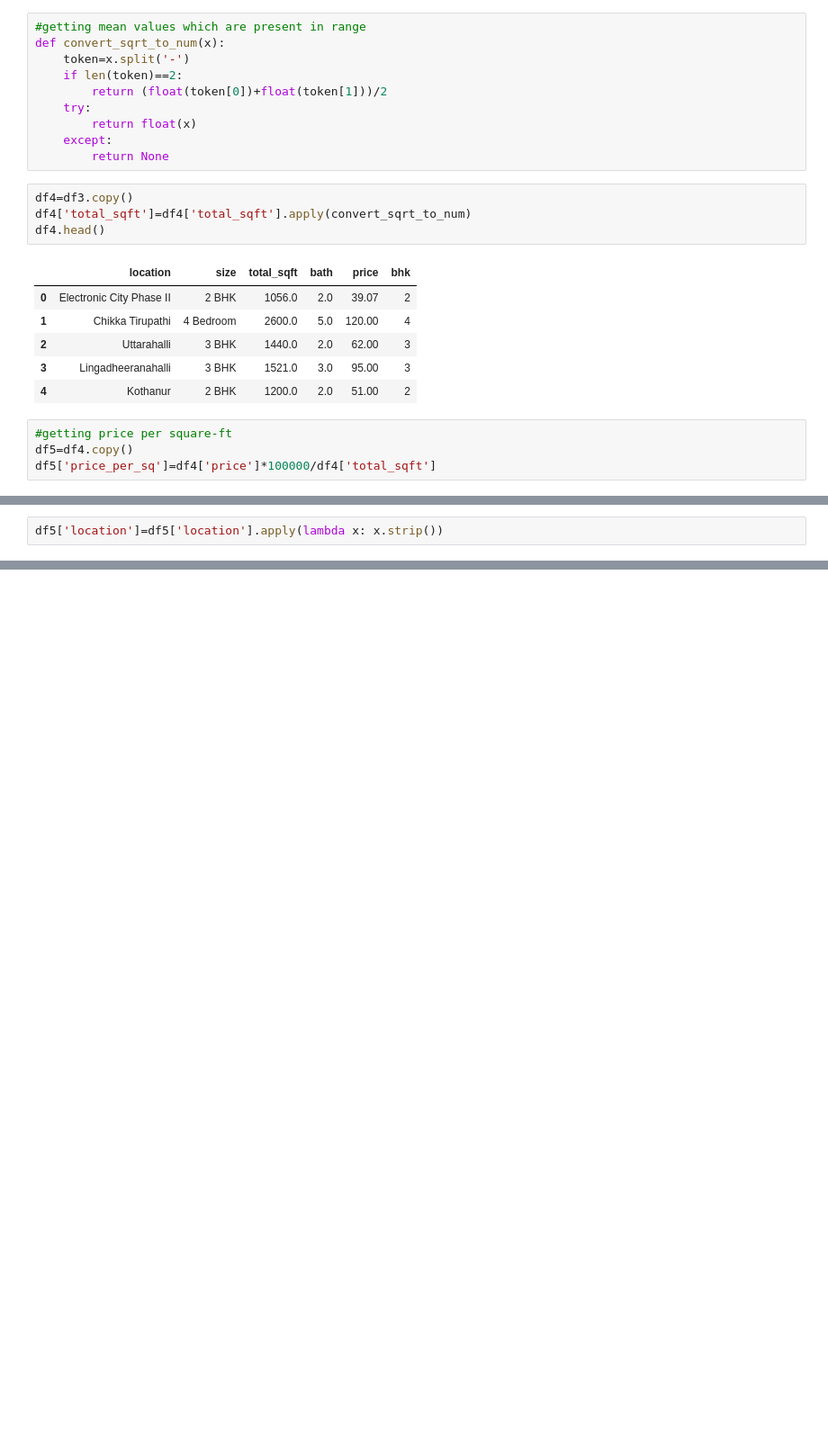
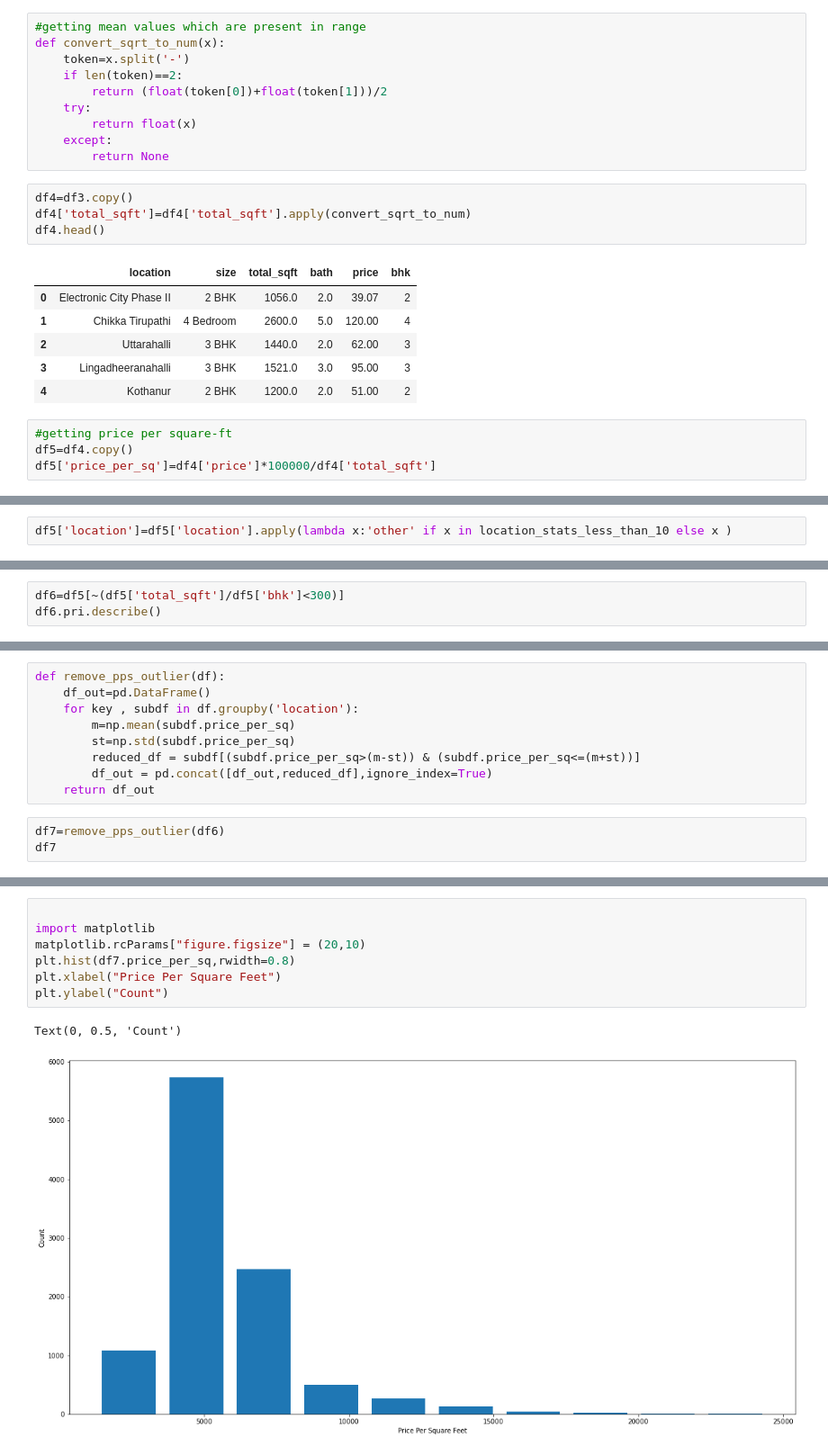
Before and after one commit to gsranawat99/Housing-price-prediction, a Jupyter notebook: price_prediction.ipynb, the cells around one changed output, grey strips where cells are left out. Shown at 90% size. Saved outputs shown, nothing was run; the diff lists cells and outputs as text; blank space fills up the shorter version.

```diff
--- a/price_prediction.ipynb
+++ b/price_prediction.ipynb
@@ -140,2 +170,2 @@ df5['price_per_sq']=df4['price']*100000/df4['total_sqft']
 # %%
-df5['location']=df5['location'].apply(lambda x: x.strip())
+df5['location']=df5['location'].apply(lambda x:'other' if x in location_stats_less_than_10 else x )
@@ -141,0 +194,3 @@ df5['location']=df5['location'].apply(lambda x: x.strip())
+# %%
+df6=df5[~(df5['total_sqft']/df5['bhk']<300)]
+df6.pri.describe()
@@ -141,0 +203,12 @@ df5['location']=df5['location'].apply(lambda x: x.strip())
+# %%
+def remove_pps_outlier(df):
+    df_out=pd.DataFrame()
+    for key , subdf in df.groupby('location'):
+        m=np.mean(subdf.price_per_sq)
+        st=np.std(subdf.price_per_sq)
+        reduced_df = subdf[(subdf.price_per_sq>(m-st)) & (subdf.price_per_sq<=(m+st))]
+        df_out = pd.concat([df_out,reduced_df],ignore_index=True)
+    return df_out
+# %%
+df7=remove_pps_outlier(df6)
+df7
@@ -141,0 +229,10 @@ df5['location']=df5['location'].apply(lambda x: x.strip())
+# %%
+
+import matplotlib
+matplotlib.rcParams["figure.figsize"] = (20,10)
+plt.hist(df7.price_per_sq,rwidth=0.8)
+plt.xlabel("Price Per Square Feet")
+plt.ylabel("Count")
+# %% [output]
+Text(0, 0.5, 'Count')
+[figure, added]
```
Also changed, not shown: parts of 24 cells of this notebook.
